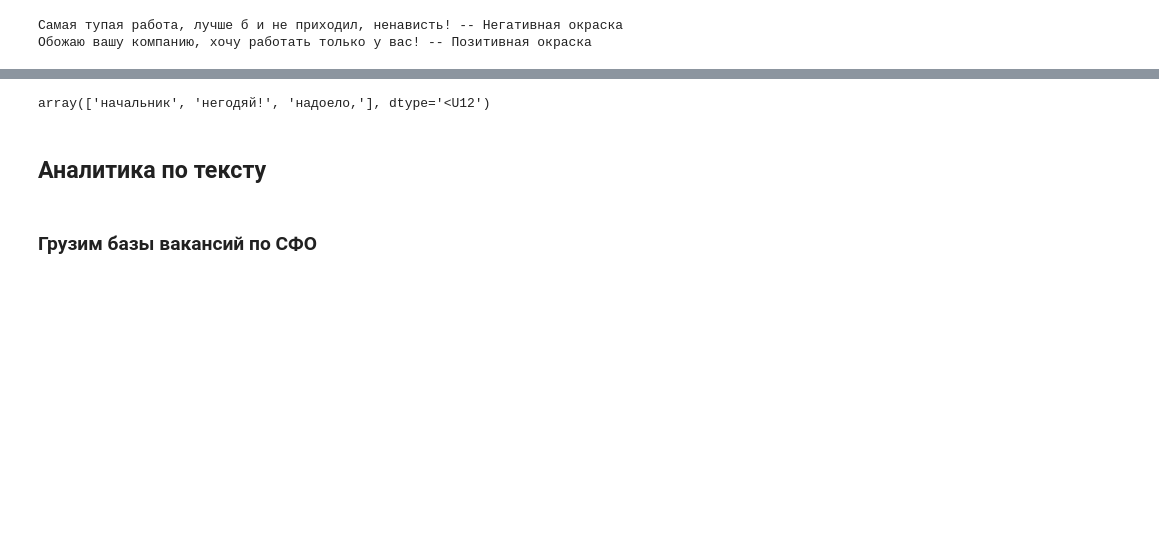
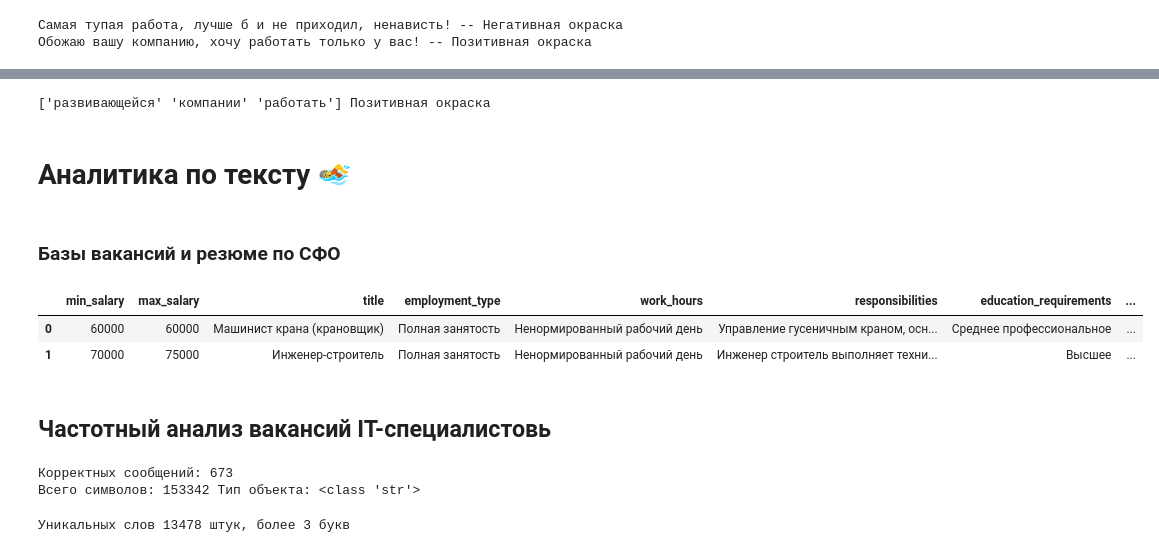
Before and after one commit to melchugin/choiceapp.deaflizards.ru, a Jupyter notebook: research/Sentiment.ipynb, the cells around one changed output, grey strips where cells are left out. Saved outputs shown, nothing was run; the diff lists cells and outputs as text; code cells hidden in the pictures; blank space fills up the shorter version.

Commit message:
words/bigrams frequency statistic

```diff
--- a/research/Sentiment.ipynb
+++ b/research/Sentiment.ipynb
@@ -280,11 +281,19 @@ def predictor_mark_words(model, text: str):
     return np.asarray(text.split(" "))[marks]
 # %%
 a = predictor_mark_words(sentiment_predictor, text)
-# %%
-a
-# %% [output]
-array(['начальник', 'негодяй!', 'надоело,'], dtype='<U12')
+# %%
+print(a, prediction_encode[sentiment_predictor.predict_classes(vectorizator([text], 18))[0]])
+# %% [output]
+['развивающейся' 'компании' 'работать'] Позитивная окраска
 # %% [markdown]
-## Аналитика по тексту
+# Аналитика по тексту 🏊
 # %% [markdown]
-### Грузим базы вакансий по СФО
+### Базы вакансий и резюме по СФО
+# %%
+vacancies = pd.read_csv("train_data/vacancies_all.csv")
+# %%
+vacancies.head(2)
+# %% [output]
+|  | min_salary | max_salary | title | employment_type | work_hours | responsibilities | education_requirements | ... |
+| 0 | 60000 | 60000 | Машинист крана (крановщик) | Полная занятость | Ненормированный рабочий день | Управление гусеничным краном, осн... | Среднее профессиональное | ... |
+| 1 | 70000 | 75000 | Инженер-строитель | Полная занятость | Ненормированный рабочий день | Инженер строитель выполняет техни... | Высшее | ... |
@@ -290,0 +302,19 @@ array(['начальник', 'негодяй!', 'надоело,'], dtype='<U12'
+# %% [markdown]
+## Частотный анализ вакансий IT-специалистовь
+# %%
+text_all_merged = ""
+text_all = [str(x) + "\n" for x in test_data['responsibilities'].dropna().values]
+print("Корректных сообщений:", len(text_all))
+
+for i in text_all:
+    text_all_merged += i.lower()
+
+print("Всего символов:", len(text_all_merged), "Тип объекта:", type(text_all_merged))
+# %% [output]
+Корректных сообщений: 673
+Всего символов: 153342 Тип объекта: <class 'str'>
+# %%
+token_data = word_tokenize(''.join( c for c in re.sub(r'\b\w{1,3}\b', '', text_all_merged) if  c not in '</>.,!()-:?;&' ))
+print(f"Уникальных слов {len(token)} штук, более 3 букв")
+# %% [output]
+Уникальных слов 13478 штук, более 3 букв
```
Also changed, not shown: parts of 36 cells of this notebook, 7 other files.
